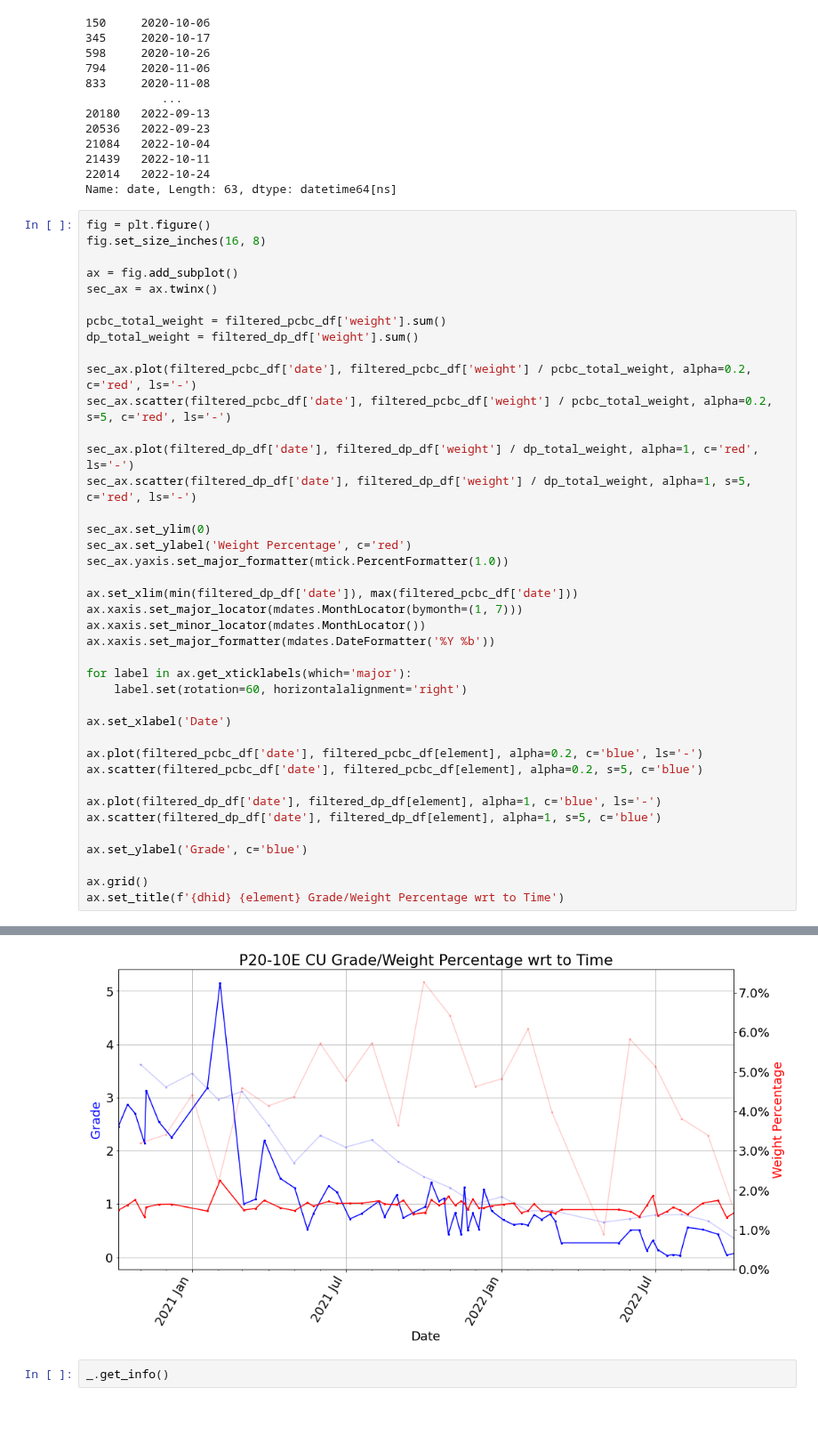
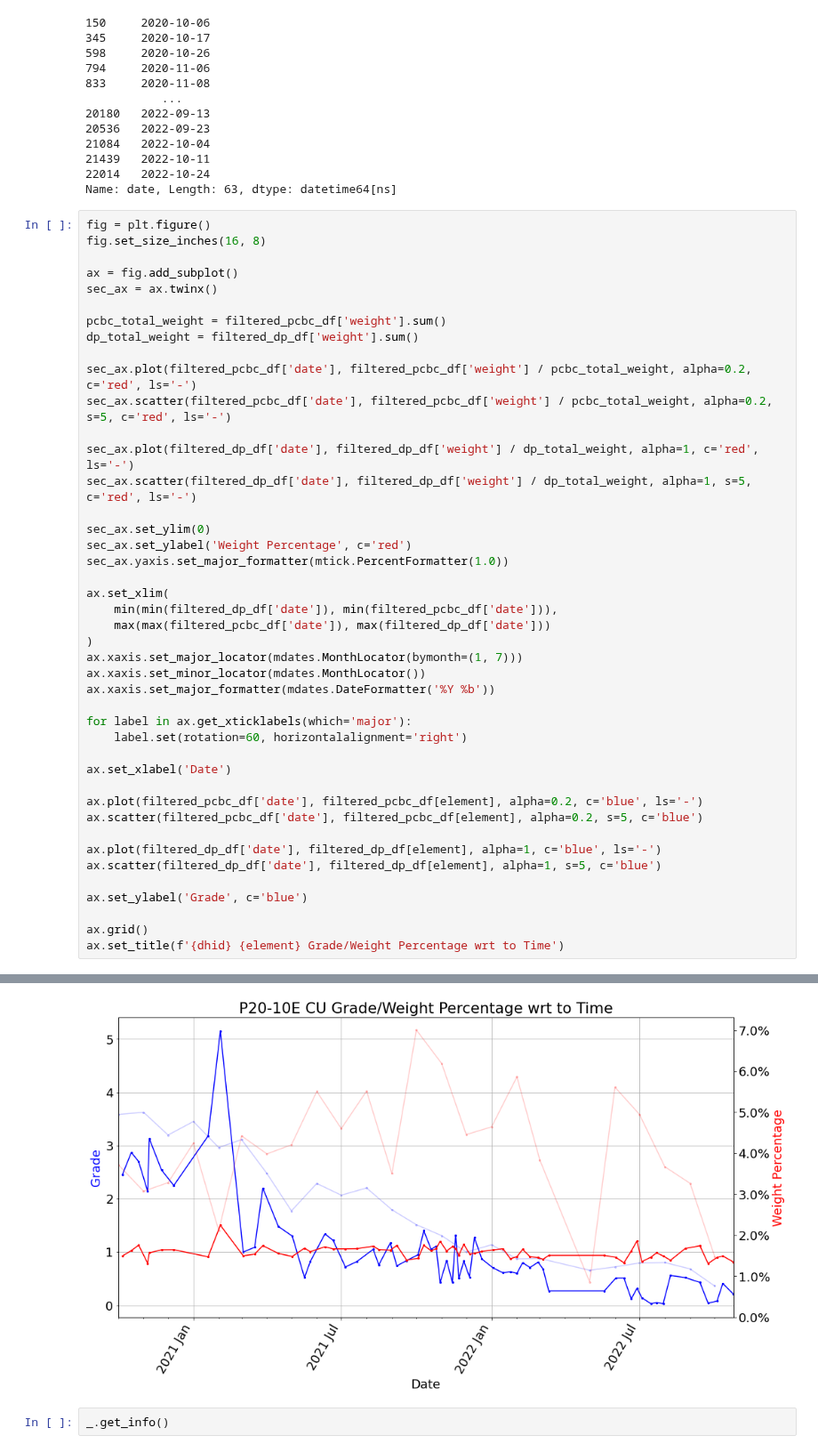
Before and after one commit to jouytrew/masters_pfti, a Jupyter notebook: notebooks/pcbc_vs_dp_wrt_time.ipynb, the cells around one changed output, grey strips where cells are left out. Shown at 89% size. Cells and saved outputs as stored; diff of their text form; blank space fills up the shorter version.

```diff
--- a/notebooks/pcbc_vs_dp_wrt_time.ipynb
+++ b/notebooks/pcbc_vs_dp_wrt_time.ipynb
@@ -235,35 +235,38 @@ sec_ax.plot(filtered_pcbc_df['date'], filtered_pcbc_df['weight'] / pcbc_total_we
 sec_ax.scatter(filtered_pcbc_df['date'], filtered_pcbc_df['weight'] / pcbc_total_weight, alpha=0.2, s=5, c='red', ls='-')
 
 sec_ax.plot(filtered_dp_df['date'], filtered_dp_df['weight'] / dp_total_weight, alpha=1, c='red', ls='-')
 sec_ax.scatter(filtered_dp_df['date'], filtered_dp_df['weight'] / dp_total_weight, alpha=1, s=5, c='red', ls='-')
 
 sec_ax.set_ylim(0)
 sec_ax.set_ylabel('Weight Percentage', c='red')
 sec_ax.yaxis.set_major_formatter(mtick.PercentFormatter(1.0))
 
-ax.set_xlim(min(filtered_dp_df['date']), max(filtered_pcbc_df['date']))
+ax.set_xlim(
+    min(min(filtered_dp_df['date']), min(filtered_pcbc_df['date'])),
+    max(max(filtered_pcbc_df['date']), max(filtered_dp_df['date']))
+)
 ax.xaxis.set_major_locator(mdates.MonthLocator(bymonth=(1, 7)))
 ax.xaxis.set_minor_locator(mdates.MonthLocator())
 ax.xaxis.set_major_formatter(mdates.DateFormatter('%Y %b'))
 
 for label in ax.get_xticklabels(which='major'):
     label.set(rotation=60, horizontalalignment='right')
 
 ax.set_xlabel('Date')
 
 ax.plot(filtered_pcbc_df['date'], filtered_pcbc_df[element], alpha=0.2, c='blue', ls='-')
 ax.scatter(filtered_pcbc_df['date'], filtered_pcbc_df[element], alpha=0.2, s=5, c='blue')
 
 ax.plot(filtered_dp_df['date'], filtered_dp_df[element], alpha=1, c='blue', ls='-')
 ax.scatter(filtered_dp_df['date'], filtered_dp_df[element], alpha=1, s=5, c='blue')
 
 ax.set_ylabel('Grade', c='blue')
 
 ax.grid()
 ax.set_title(f'{dhid} {element} Grade/Weight Percentage wrt to Time')
 # %% [output]
 Text(0.5, 1.0, 'P20-10E CU Grade/Weight Percentage wrt to Time')
-[figure, old version]
+[figure, new version]
 # %%
 _.get_info()
 # %% [output]
```
Also changed, not shown: 3 other files.
